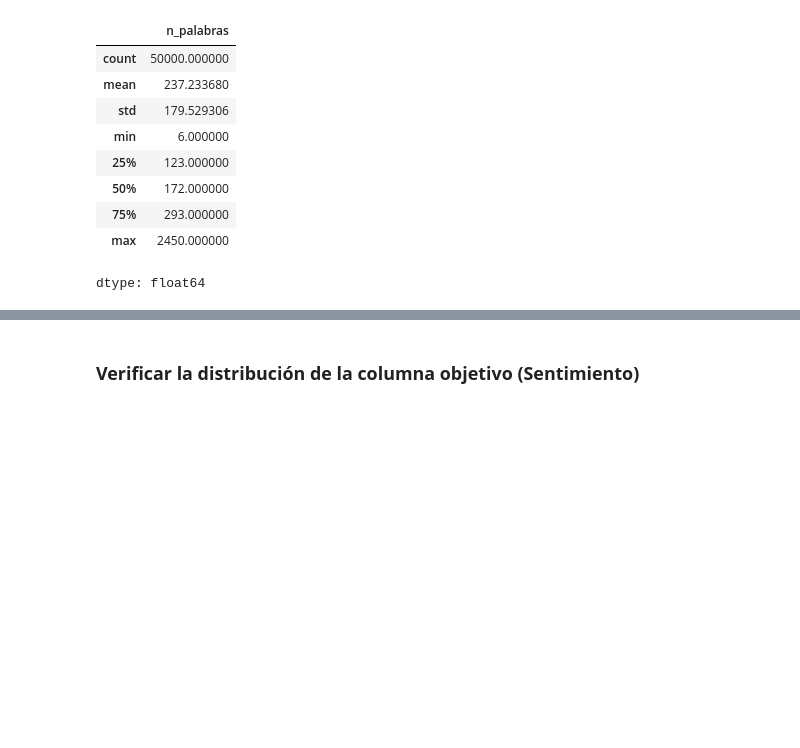
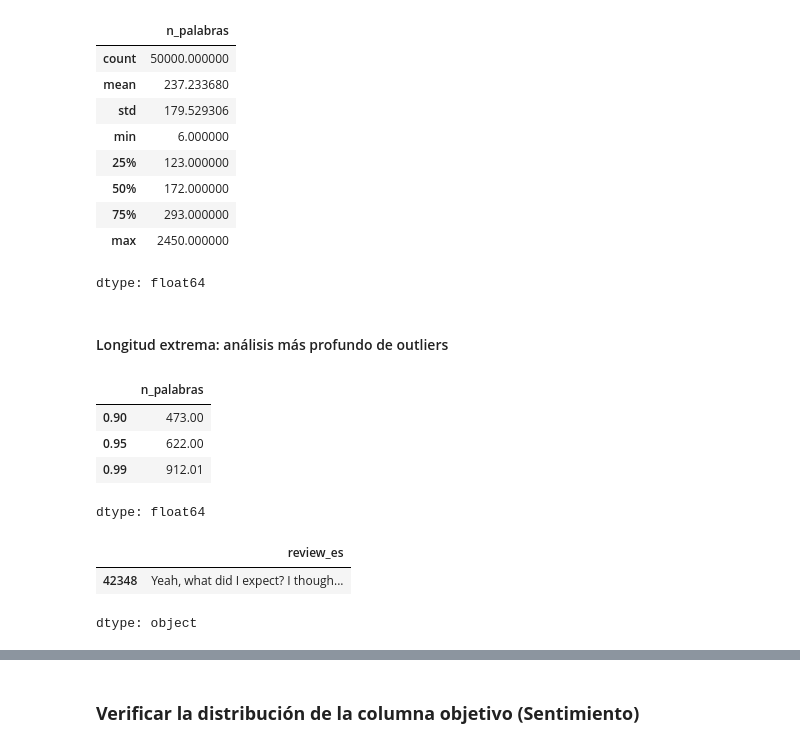
Before and after one commit to JhonatanO24/sentiment-api-equipo39, a Jupyter notebook: data_science/notebooks/Modelo_hackathon.ipynb, the cells around one changed output, grey strips where cells are left out. Cells and saved outputs as stored; diff of their text form; code cells hidden in the pictures; blank space fills up the shorter version.

```diff
--- a/data_science/notebooks/Modelo_hackathon.ipynb
+++ b/data_science/notebooks/Modelo_hackathon.ipynb
@@ -332,3 +332,13 @@ datos['n_palabras'].describe()
 | 75% | 293.000000 |
 | max | 2450.000000 |
 dtype: float64
+# %% [markdown]
+#### Longitud extrema: análisis más profundo de outliers
+# %%
+datos['n_palabras'].quantile([0.90, 0.95, 0.99])
+# %% [output]
+|  | n_palabras |
+| 0.90 | 473.00 |
+| 0.95 | 622.00 |
+| 0.99 | 912.01 |
+dtype: float64
@@ -334,0 +347,6 @@ dtype: float64
+# %%
+datos.loc[datos['n_palabras'] > 1000, 'review_es'].sample(1)
+# %% [output]
+|  | review_es |
+| 42348 | Yeah, what did I expect? I though... |
+dtype: object
```
Also changed, not shown: parts of 18 cells of this notebook.
